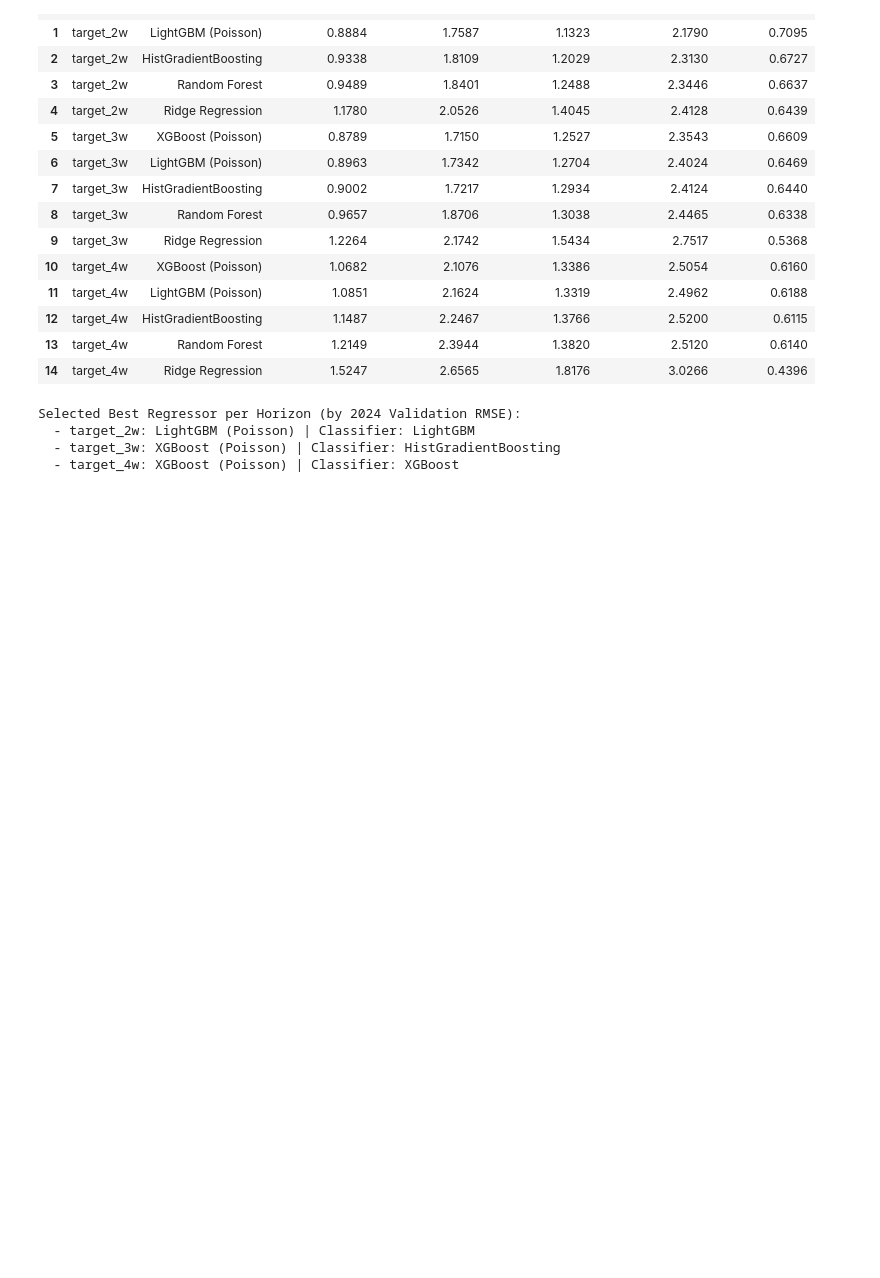
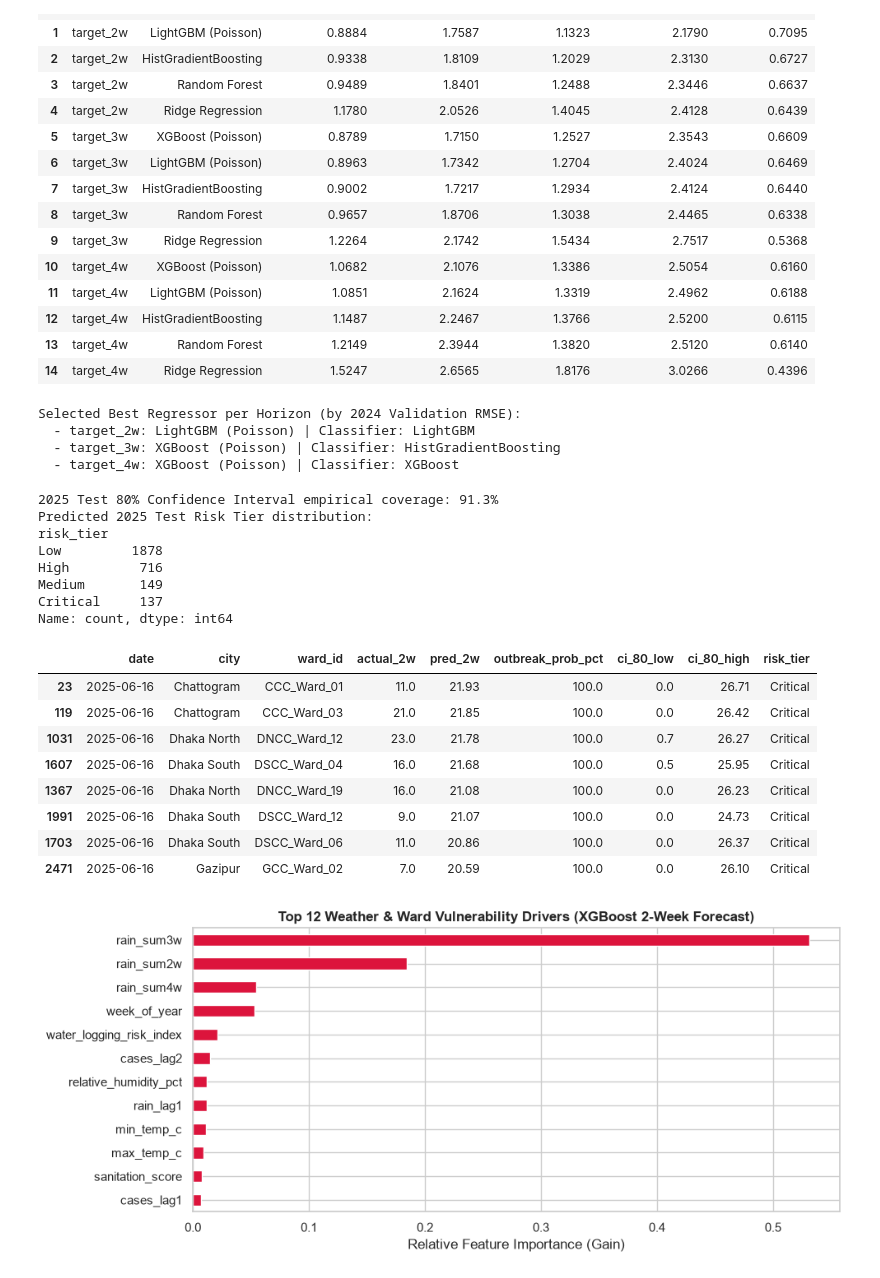
Before and after one commit to rezuanatafia/MugenFinity, a Jupyter notebook: dengue_preprocessing.ipynb, the cells around one changed output. Drawn from its saved outputs; the diff is of its cells as text; code cells hidden in the pictures; blank space fills up the shorter version.

Commit message:
Add 2025 forecast evaluation, risk tiers and feature importance

```diff
--- a/dengue_preprocessing.ipynb
+++ b/dengue_preprocessing.ipynb
@@ -422,3 +422,61 @@ Selected Best Regressor per Horizon (by 2024 Validation RMSE):
   - target_2w: LightGBM (Poisson) | Classifier: LightGBM
   - target_3w: XGBoost (Poisson) | Classifier: HistGradientBoosting
   - target_4w: XGBoost (Poisson) | Classifier: XGBoost
+# %%
+p2w = np.clip(forecast_models["target_2w"]["point_model"].predict(X_test), 0, None)
+prob2w = forecast_models["target_2w"]["clf_model"].predict_proba(X_test)[:, 1] * 100.0
+lo2w = np.clip(forecast_models["target_2w"]["q10_model"].predict(X_test), 0, None)
+hi2w = np.maximum(p2w, np.clip(forecast_models["target_2w"]["q90_model"].predict(X_test), 0, None))
+lo2w = np.minimum(lo2w, p2w)
+
+sample_forecasts = pd.DataFrame({
+    "date": test_df["date"].dt.strftime("%Y-%m-%d").values,
+    "city": test_df["city"].values,
+    "ward_id": test_df["ward_id"].values,
+    "actual_2w": test_df["target_2w"].values,
+    "pred_2w": np.round(p2w, 2),
+    "outbreak_prob_pct": np.round(prob2w, 1),
+    "ci_80_low": np.round(lo2w, 2),
+    "ci_80_high": np.round(hi2w, 2),
+    "risk_tier": [assign_risk_tier(v) for v in p2w],
+})
+coverage = float(((test_df["target_2w"].values >= lo2w) & (test_df["target_2w"].values <= hi2w)).mean())
+print(f"2025 Test 80% Confidence Interval empirical coverage: {coverage*100:.1f}%")
+print("Predicted 2025 Test Risk Tier distribution:")
+print(sample_forecasts["risk_tier"].value_counts())
+display(sample_forecasts.sort_values("pred_2w", ascending=False).head(8))
+
+xgb_2w = Pipeline([
+    ("scaler", MinMaxScaler(feature_range=(0, 1), clip=True)),
+    ("reg", XGBRegressor(
+        n_estimators=250, max_depth=6, learning_rate=0.05,
+        objective="count:poisson", random_state=42, n_jobs=-1,
+    )),
+]).fit(X_train, train_df["target_2w"])
+importances = pd.Series(xgb_2w.named_steps["reg"].feature_importances_, index=feature_cols).sort_values(ascending=False).head(12)
+
+fig, ax = plt.subplots(figsize=(10, 4.5))
+importances.sort_values().plot(kind="barh", color="crimson", ax=ax)
+ax.set_title("Top 12 Weather & Ward Vulnerability Drivers (XGBoost 2-Week Forecast)", fontsize=12, fontweight="bold")
+ax.set_xlabel("Relative Feature Importance (Gain)")
+plt.tight_layout()
+plt.show()
+# %% [output]
+2025 Test 80% Confidence Interval empirical coverage: 91.3%
+Predicted 2025 Test Risk Tier distribution:
+risk_tier
+Low         1878
+High         716
+Medium       149
+Critical     137
+Name: count, dtype: int64
+|  | date | city | ward_id | actual_2w | pred_2w | outbreak_prob_pct | ci_80_low | ci_80_high | risk_tier |
+| 23 | 2025-06-16 | Chattogram | CCC_Ward_01 | 11.0 | 21.93 | 100.0 | 0.0 | 26.71 | Critical |
+| 119 | 2025-06-16 | Chattogram | CCC_Ward_03 | 21.0 | 21.85 | 100.0 | 0.0 | 26.42 | Critical |
+| 1031 | 2025-06-16 | Dhaka North | DNCC_Ward_12 | 23.0 | 21.78 | 100.0 | 0.7 | 26.27 | Critical |
+| 1607 | 2025-06-16 | Dhaka South | DSCC_Ward_04 | 16.0 | 21.68 | 100.0 | 0.5 | 25.95 | Critical |
+| 1367 | 2025-06-16 | Dhaka North | DNCC_Ward_19 | 16.0 | 21.08 | 100.0 | 0.0 | 26.23 | Critical |
+| 1991 | 2025-06-16 | Dhaka South | DSCC_Ward_12 | 9.0 | 21.07 | 100.0 | 0.0 | 24.73 | Critical |
+| 1703 | 2025-06-16 | Dhaka South | DSCC_Ward_06 | 11.0 | 20.86 | 100.0 | 0.0 | 26.37 | Critical |
+| 2471 | 2025-06-16 | Gazipur | GCC_Ward_02 | 7.0 | 20.59 | 100.0 | 0.0 | 26.10 | Critical |
+[figure, added]
```
